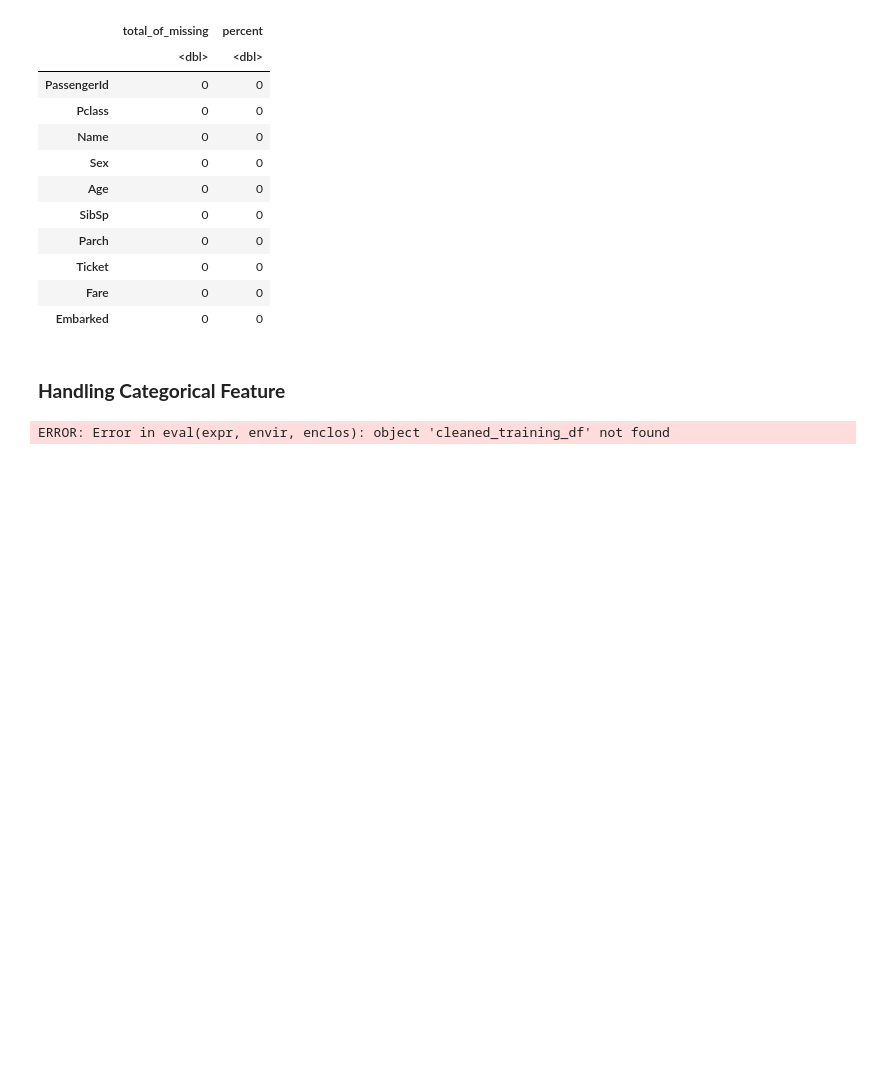
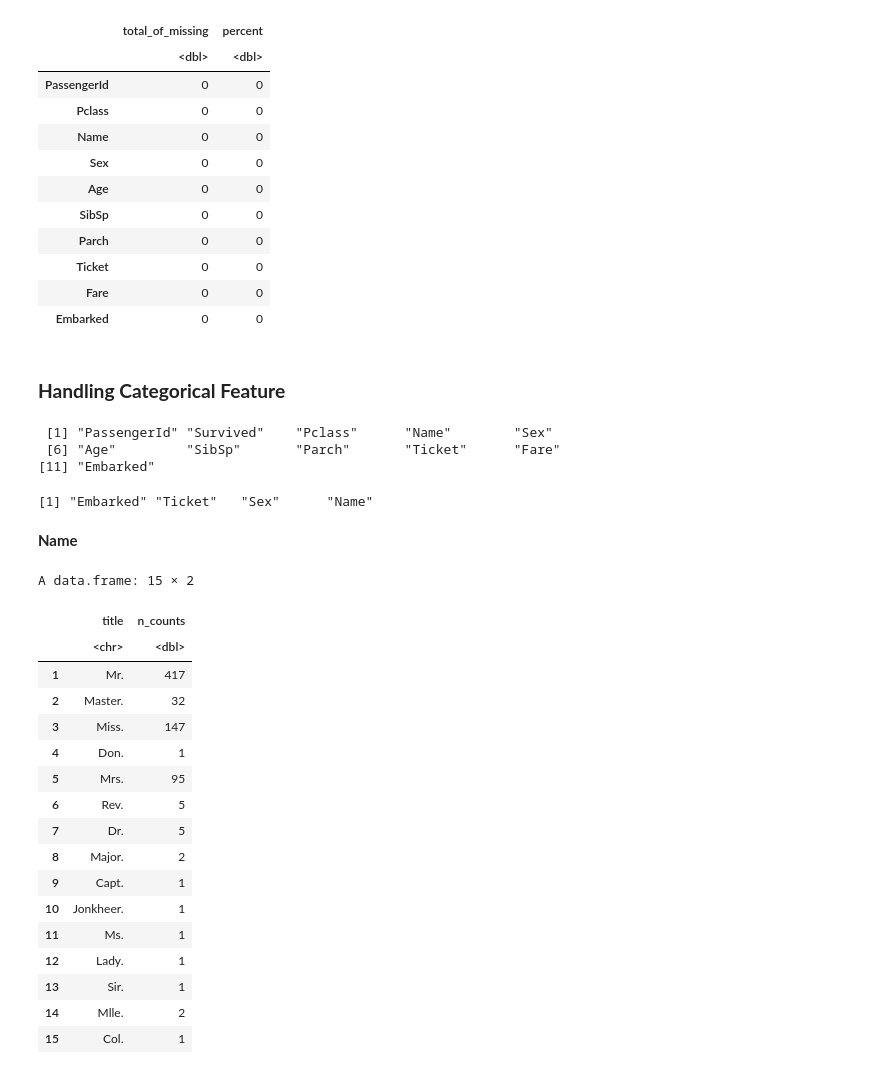
Before and after one commit to denis-spe/Titanic, a Jupyter notebook: R/r_v1.ipynb, the cells around one changed output. Saved outputs shown, nothing was run; the diff lists cells and outputs as text; code cells hidden in the pictures; blank space fills up the shorter version.

Commit message:
Create extract_title and value_counts functions in r

```diff
--- a/R/r_v1.ipynb
+++ b/R/r_v1.ipynb
@@ -611,6 +609,77 @@ A data.frame: 10 × 2
 # %% [markdown]
 ### **Handling Categorical Feature**
 # %%
-names(cleaned_training_df)
+# Dataset columns .
+all_columns <- cleaned_training_df %>% names()
 # %% [output]
-ERROR: Error in eval(expr, envir, enclos): object 'cleaned_training_df' not found
+ [1] "PassengerId" "Survived"    "Pclass"      "Name"        "Sex"
+ [6] "Age"         "SibSp"       "Parch"       "Ticket"      "Fare"
+[11] "Embarked"
+# %%
+columns <- cleaned_training_df %>% names()
+
+# A vector to store Categorical columns.
+cat_vector <- c()
+
+for (column in columns){
+    if (class(cleaned_training_df[[column]]) == "character"){
+        cat_vector <- append(column, cat_vector)
+    }
+}
+cat_vector
+# %% [output]
+[1] "Embarked" "Ticket"   "Sex"      "Name"
+# %% [markdown]
+**Name**
+# %%
+# Extract title from the each name in name columns.
+extract_title <- function(x){
+    return (str_extract(x[["Name"]], "\\w+\\."))
+}
+
+
+value_count <- function(x){
+    # List of value counts.
+    value_list = list()
+
+    # Loop through the values.
+    for (val in x){
+        if (!(val %in% names(value_list))){
+            value_list[[val]] = 0
+        }
+        if (val %in% names(value_list)){
+            value_list[[val]] = value_list[[val]] + 1
+        }
+    }
+    # Construct a data frame.
+    value_count_df <- data.frame(
+        title = names(value_list),
+        n_counts = unlist(value_list)
+    )
+
+    rownames(value_count_df) <- 1:length(value_list)
+    return(value_count_df)
+}
+
+cleaned_training_df %>%
+    extract_title() %>%
+    value_count()
+# %% [output]
+A data.frame: 15 × 2
+|  | title | n_counts |
+|  | <chr> | <dbl> |
+| 1 | Mr. | 417 |
+| 2 | Master. | 32 |
+| 3 | Miss. | 147 |
+| 4 | Don. | 1 |
+| 5 | Mrs. | 95 |
+| 6 | Rev. | 5 |
+| 7 | Dr. | 5 |
+| 8 | Major. | 2 |
+| 9 | Capt. | 1 |
+| 10 | Jonkheer. | 1 |
+| 11 | Ms. | 1 |
+| 12 | Lady. | 1 |
+| 13 | Sir. | 1 |
+| 14 | Mlle. | 2 |
+| 15 | Col. | 1 |
```
Also changed, not shown: parts of 3 cells of this notebook, 1 other file.
